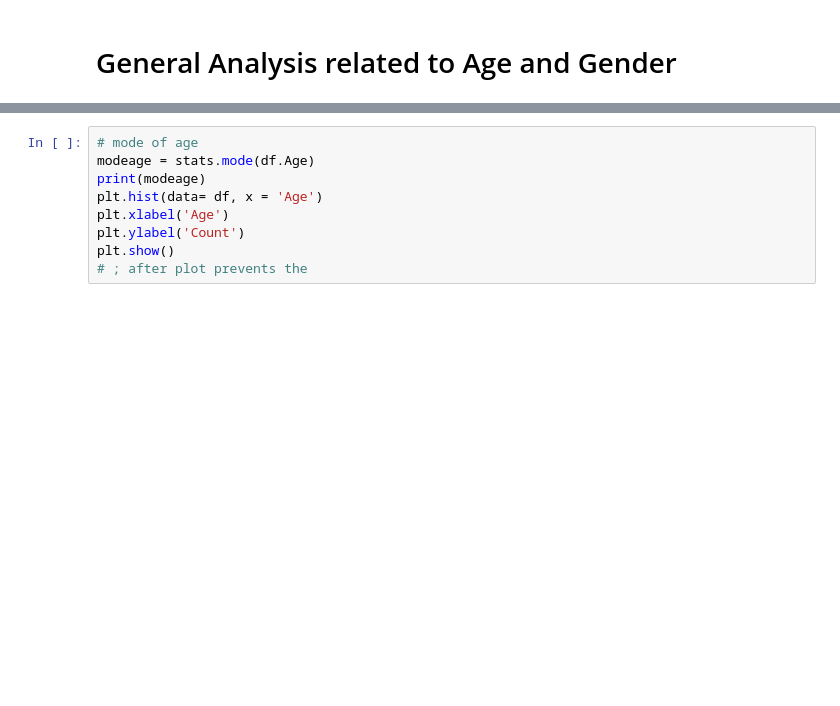
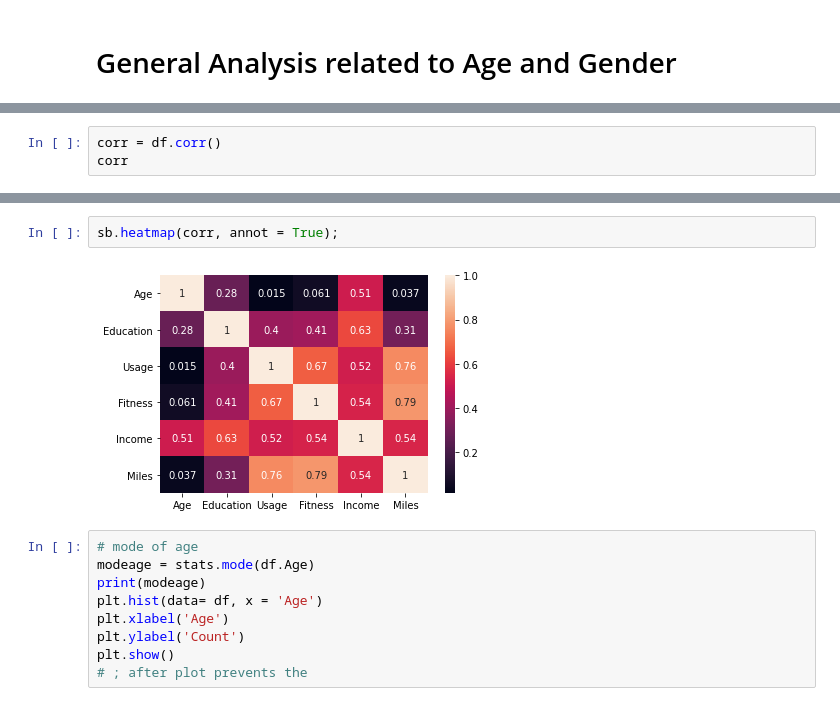
Before and after one commit to aryan-shrivastava09/HenryHarvinDSP, a Jupyter notebook: dataset1Analysis.ipynb, the cells around one changed output, grey strips where cells are left out. Saved outputs shown, nothing was run; the diff lists cells and outputs as text; blank space fills up the shorter version.

```diff
--- a/dataset1Analysis.ipynb
+++ b/dataset1Analysis.ipynb
@@ -114,0 +192,3 @@ df.corr()
+# %%
+corr = df.corr()
+corr
@@ -115,3 +203,7 @@ df.corr()
+# %%
+sb.heatmap(corr, annot = True);
+# %% [output]
+[figure, added]
 # %%
 # mode of age
 modeage = stats.mode(df.Age)
```
Also changed, not shown: parts of 21 cells of this notebook, 2 other files.
